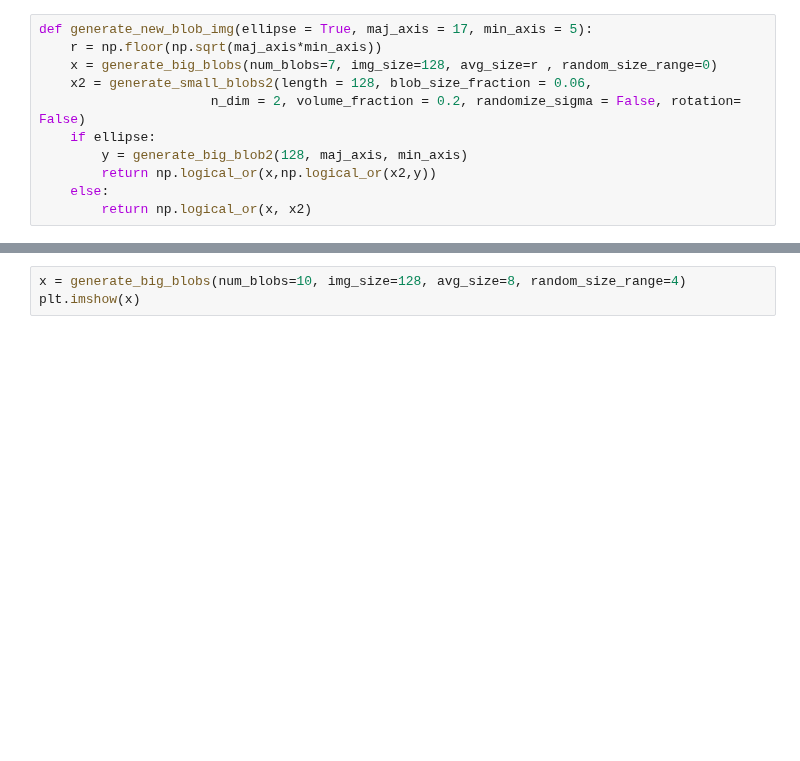
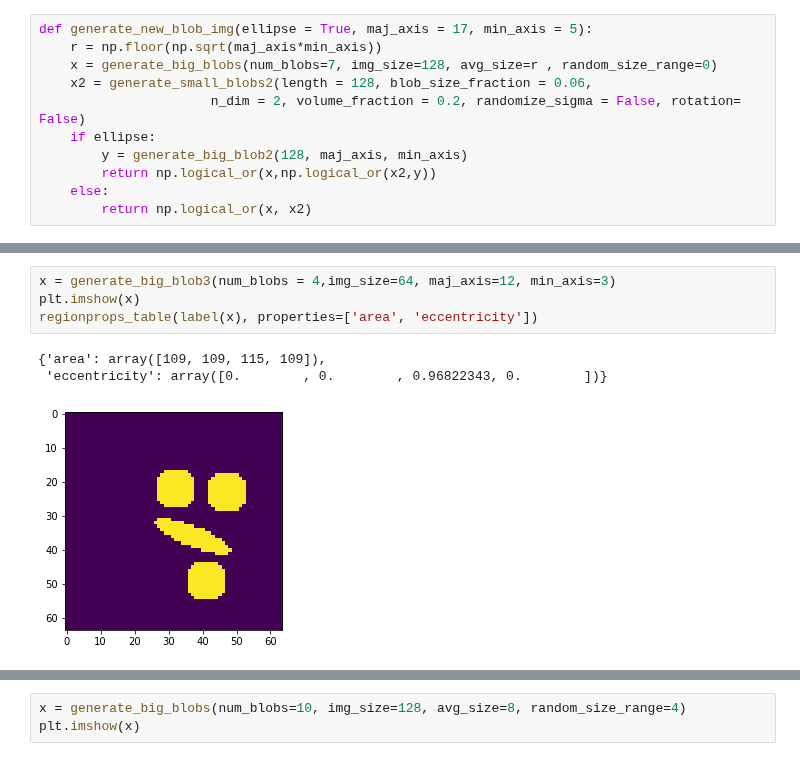
Before and after one commit to Kayzi0/ExplainBlobs, a Jupyter notebook: Generate_Blobs.ipynb, the cells around one changed output, grey strips where cells are left out. Cells and saved outputs as stored; diff of their text form; blank space fills up the shorter version.

```diff
--- a/Generate_Blobs.ipynb
+++ b/Generate_Blobs.ipynb
@@ -111,0 +134,8 @@ def generate_new_blob_img(ellipse = True, maj_axis = 17, min_axis = 5):
+# %%
+x = generate_big_blob3(num_blobs = 4,img_size=64, maj_axis=12, min_axis=3)
+plt.imshow(x)
+regionprops_table(label(x), properties=['area', 'eccentricity'])
+# %% [output]
+{'area': array([109, 109, 115, 109]),
+ 'eccentricity': array([0.        , 0.        , 0.96822343, 0.        ])}
+[figure, added]
```
Also changed, not shown: parts of 4 cells of this notebook, 1 other file.
